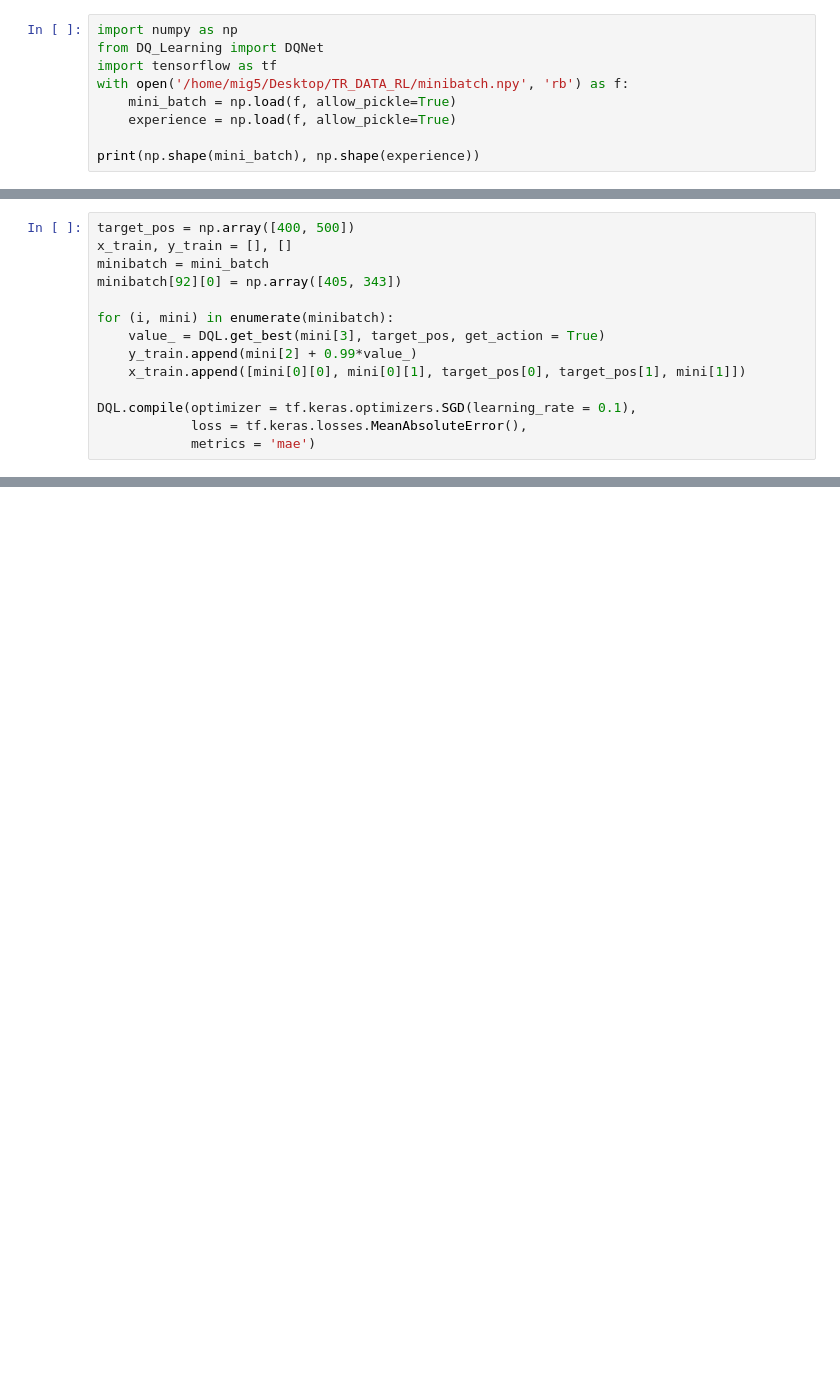
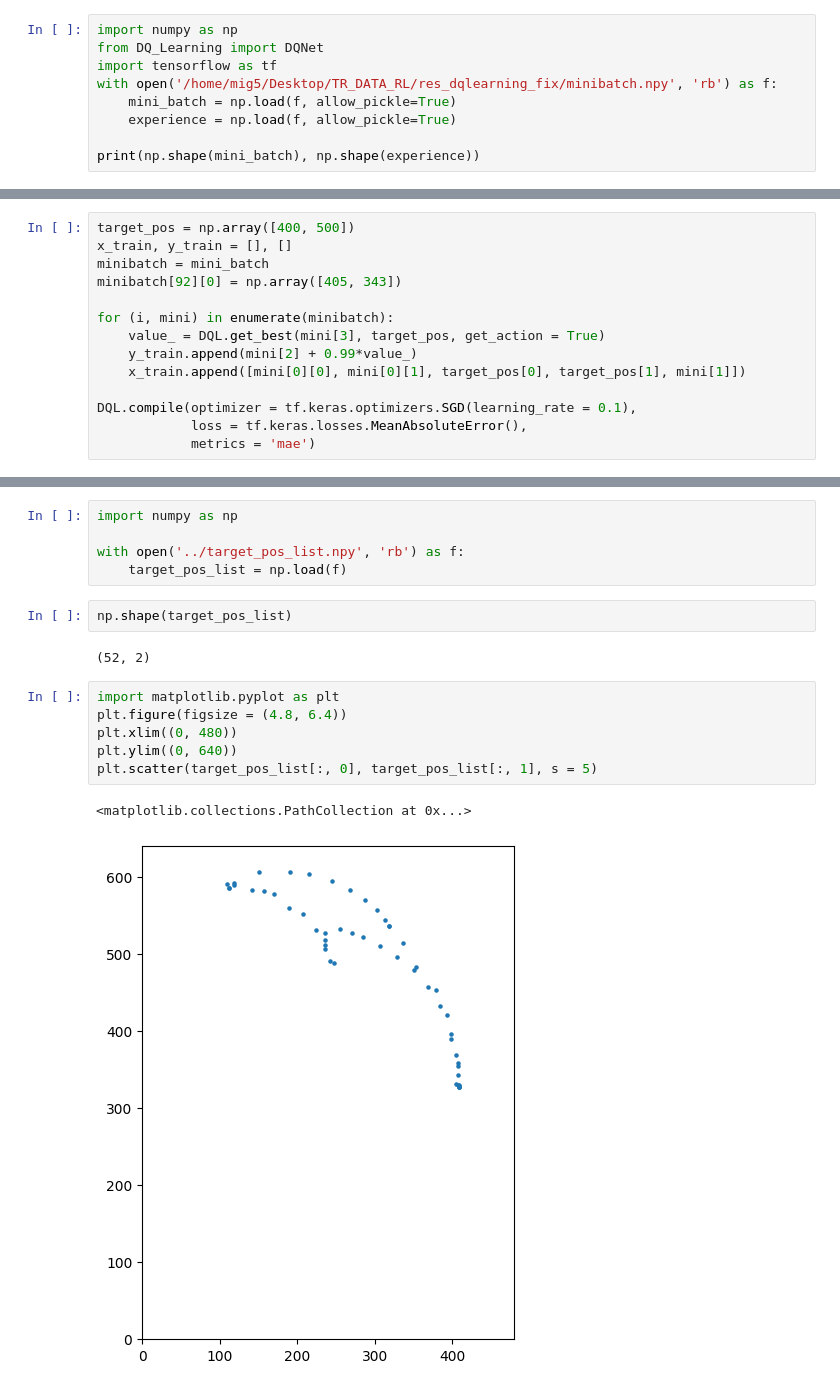
Before and after one commit to XindongXU/TR-DATA-RL, a Jupyter notebook: project_RL/draft.ipynb, the cells around one changed output, grey strips where cells are left out. Drawn from its saved outputs; the diff is of its cells as text; blank space fills up the shorter version.

```diff
--- a/project_RL/draft.ipynb
+++ b/project_RL/draft.ipynb
@@ -239,7 +239,7 @@ model.summary() #打印神经网络结构，统计参数数目
 import numpy as np
 from DQ_Learning import DQNet
 import tensorflow as tf
-with open('/home/mig5/Desktop/TR_DATA_RL/minibatch.npy', 'rb') as f:
+with open('/home/mig5/Desktop/TR_DATA_RL/res_dqlearning_fix/minibatch.npy', 'rb') as f:
     mini_batch = np.load(f, allow_pickle=True)
     experience = np.load(f, allow_pickle=True)
 
@@ -289 +334,19 @@ Epoch 200/200
 <keras.callbacks.History at 0x...>
+# %%
+import numpy as np
+
+with open('../target_pos_list.npy', 'rb') as f:
+    target_pos_list = np.load(f)
+# %%
+np.shape(target_pos_list)
+# %% [output]
+(52, 2)
+# %%
+import matplotlib.pyplot as plt
+plt.figure(figsize = (4.8, 6.4))
+plt.xlim((0, 480))
+plt.ylim((0, 640))
+plt.scatter(target_pos_list[:, 0], target_pos_list[:, 1], s = 5)
+# %% [output]
+<matplotlib.collections.PathCollection at 0x...>
+[figure, added]
```
Also changed, not shown: parts of 3 cells of this notebook, 36 other files.
